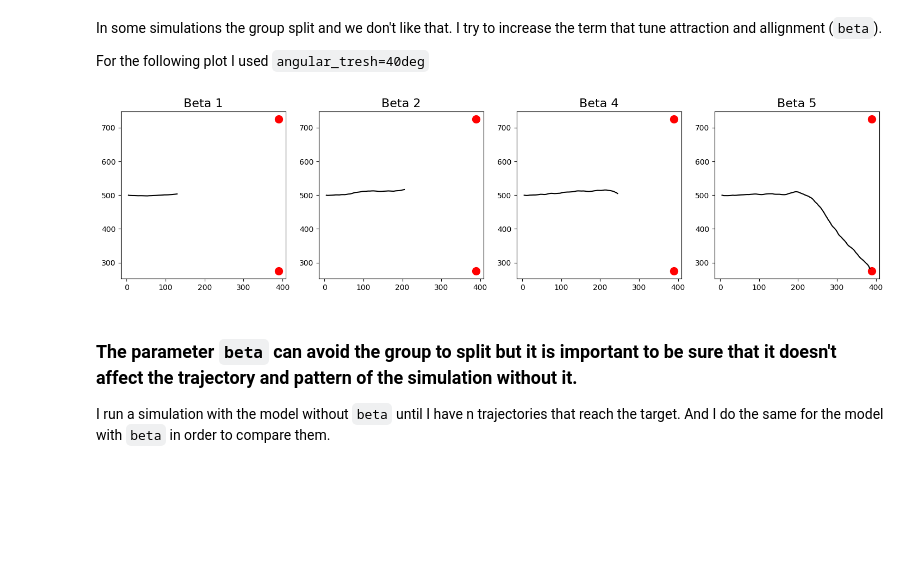
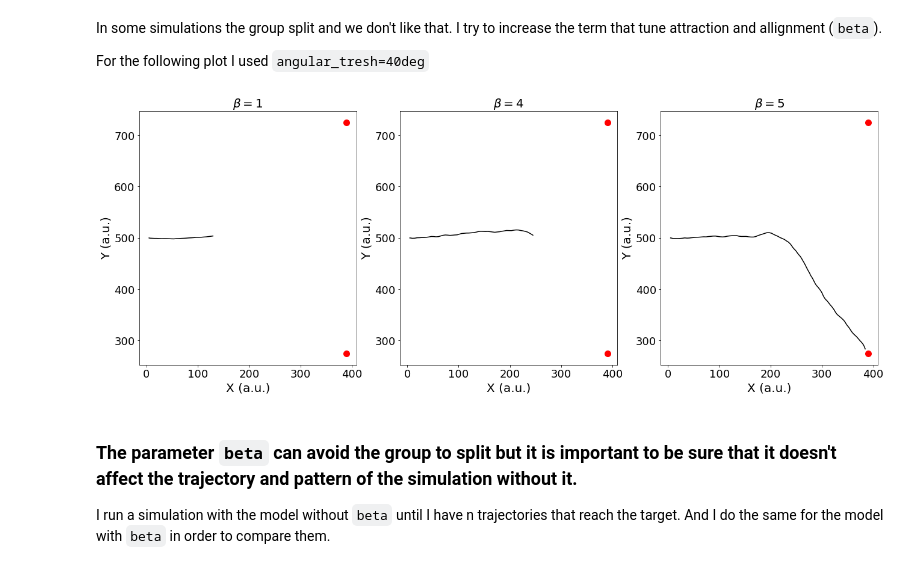
Before and after one commit to eleonoragatti44/Master-Thesis-Gatti, a Jupyter notebook: spatial_model/analysis/analysis.ipynb, the cells around one changed output. Drawn from its saved outputs; the diff is of its cells as text; code cells hidden in the pictures; blank space fills up the shorter version.

```diff
--- a/spatial_model/analysis/analysis.ipynb
+++ b/spatial_model/analysis/analysis.ipynb
@@ -306,58 +350,100 @@ In some simulations the group split and we don't like that. I try to increase th
 
 For the following plot I used `angular_tresh=40deg`
 # %%
-fig, (ax1, ax2, ax3, ax4) = plt.subplots(1, 4, figsize=(18,4))
+# fig, ((ax1, ax2), (ax3, ax4)) = plt.subplots(2, 2, figsize=(14,16))
+fig, (ax1, ax2, ax3) = plt.subplots(1, 3, figsize=(22,8))
 
 #-------------------------------- 1 BETA --------------------------------
 
 df_cen = pd.read_csv('../output/beta_check/centroid_40deg_1b_det.txt', sep='\t')
 df_tar = pd.read_csv('../output/beta_check/targets_40deg_1b_det.txt', sep='\t')
 
 for i in range(df_cen.replicate.max()+1):
     ax1.plot(df_cen.loc[df_cen.replicate==i,:].x, df_cen.loc[df_cen.replicate==i,:].y, c='black', alpha=1)
 
 ax1.scatter(df_tar.loc[df_tar.id==0,:].x, df_tar.loc[df_tar.id==0,:].y, c='r', s=100)
 ax1.scatter(df_tar.loc[df_tar.id==1,:].x, df_tar.loc[df_tar.id==1,:].y, c='r', s=100)
-ax1.set_title("Beta 1", fontsize=16)
+ax1.set_title(r"$\beta = 1$", fontsize=20)
 
-#-------------------------------- 2 BETA --------------------------------
+# set x and y labels
+ax1.set_xlabel('X (a.u.)', fontsize=20)
+ax1.set_ylabel('Y (a.u.)', fontsize=20)
 
-df_cen = pd.read_csv('../output/beta_check/centroid_40deg_2b_det.txt', sep='\t')
-df_tar = pd.read_csv('../output/beta_check/targets_40deg_2b_det.txt', sep='\t')
+# set ticks size
+ax1.tick_params(axis='both', which='major', labelsize=18)
 
-for i in range(df_cen.replicate.max()+1):
-    ax2.plot(df_cen.loc[df_cen.replicate==i,:].x, df_cen.loc[df_cen.replicate==i,:].y, c='black', alpha=1)
+# set same scale for both plots
+ax1.set_aspect('equal', 'box')
 
-ax2.scatter(df_tar.loc[df_tar.id==0,:].x, df_tar.loc[df_tar.id==0,:].y, c='r', s=100)
-ax2.scatter(df_tar.loc[df_tar.id==1,:].x, df_tar.loc[df_tar.id==1,:].y, c='r', s=100)
-ax2.set_title("Beta 2", fontsize=16)
+# #-------------------------------- 2 BETA --------------------------------
+
+# df_cen = pd.read_csv('../output/beta_check/centroid_40deg_2b_det.txt', sep='\t')
+# df_tar = pd.read_csv('../output/beta_check/targets_40deg_2b_det.txt', sep='\t')
+
+# for i in range(df_cen.replicate.max()+1):
+#     ax2.plot(df_cen.loc[df_cen.replicate==i,:].x, df_cen.loc[df_cen.replicate==i,:].y, c='black', alpha=1)
+
+# ax2.scatter(df_tar.loc[df_tar.id==0,:].x, df_tar.loc[df_tar.id==0,:].y, c='r', s=100)
+# ax2.scatter(df_tar.loc[df_tar.id==1,:].x, df_tar.loc[df_tar.id==1,:].y, c='r', s=100)
+# ax2.set_title(r"$\beta = 2$", fontsize=20)
+
+# # set x and y labels
+# ax2.set_xlabel('X (a.u.)', fontsize=20)
+# ax2.set_ylabel('Y (a.u.)', fontsize=20)
+
+# # set ticks size
+# ax2.tick_params(axis='both', which='major', labelsize=18)
+
+# # set same scale for both plots
+# ax2.set_aspect('equal', 'box')
 
 #-------------------------------- 4 BETA --------------------------------
 
 df_cen = pd.read_csv('../output/beta_check/centroid_40deg_4b_det.txt', sep='\t')
 df_tar = pd.read_csv('../output/beta_check/targets_40deg_4b_det.txt', sep='\t')
 
 for i in range(df_cen.replicate.max()+1):
-    ax3.plot(df_cen.loc[df_cen.replicate==i,:].x, df_cen.loc[df_cen.replicate==i,:].y, c='black', alpha=1)
+    ax2.plot(df_cen.loc[df_cen.replicate==i,:].x, df_cen.loc[df_cen.replicate==i,:].y, c='black', alpha=1)
 
-ax3.scatter(df_tar.loc[df_tar.id==0,:].x, df_tar.loc[df_tar.id==0,:].y, c='r', s=100)
-ax3.scatter(df_tar.loc[df_tar.id==1,:].x, df_tar.loc[df_tar.id==1,:].y, c='r', s=100)
-ax3.set_title("Beta 4", fontsize=16)
+ax2.scatter(df_tar.loc[df_tar.id==0,:].x, df_tar.loc[df_tar.id==0,:].y, c='r', s=100)
+ax2.scatter(df_tar.loc[df_tar.id==1,:].x, df_tar.loc[df_tar.id==1,:].y, c='r', s=100)
+ax2.set_title(r"$\beta = 4$", fontsize=20)
+
+# set x and y labels
+ax2.set_xlabel('X (a.u.)', fontsize=20)
+ax2.set_ylabel('Y (a.u.)', fontsize=20)
+
+# set ticks size
+ax2.tick_params(axis='both', which='major', labelsize=18)
+
+# set same scale for both plots
+ax2.set_aspect('equal', 'box')
 
 #-------------------------------- 5 BETA --------------------------------
 
 df_cen = pd.read_csv('../output/beta_check/centroid_40deg_5b_det.txt', sep='\t')
 df_tar = pd.read_csv('../output/beta_check/targets_40deg_5b_det.txt', sep='\t')
 
 for i in range(df_cen.replicate.max()+1):
-    ax4.plot(df_cen.loc[df_cen.replicate==i,:].x, df_cen.loc[df_cen.replicate==i,:].y, c='black', alpha=1)
+    ax3.plot(df_cen.loc[df_cen.replicate==i,:].x, df_cen.loc[df_cen.replicate==i,:].y, c='black', alpha=1)
 
-ax4.scatter(df_tar.loc[df_tar.id==0,:].x, df_tar.loc[df_tar.id==0,:].y, c='r', s=100)
-ax4.scatter(df_tar.loc[df_tar.id==1,:].x, df_tar.loc[df_tar.id==1,:].y, c='r', s=100)
-ax4.set_title("Beta 5", fontsize=16)
-plt.savefig('../img/beta.pdf', format='pdf', dpi=300)
+ax3.scatter(df_tar.loc[df_tar.id==0,:].x, df_tar.loc[df_tar.id==0,:].y, c='r', s=100)
+ax3.scatter(df_tar.loc[df_tar.id==1,:].x, df_tar.loc[df_tar.id==1,:].y, c='r', s=100)
+ax3.set_title(r"$\beta = 5$", fontsize=20)
+
+# set x and y labels
+ax3.set_xlabel('X (a.u.)', fontsize=20)
+ax3.set_ylabel('Y (a.u.)', fontsize=20)
+
+# set ticks size
+ax3.tick_params(axis='both', which='major', labelsize=18)
+
+# set same scale for both plots
+ax3.set_aspect('equal', 'box')
+
+plt.savefig('../img/beta.pdf', format='pdf', dpi=100, bbox_inches='tight')
 # %% [output]
-[figure, old version]
+[figure, new version]
 # %% [markdown]
 ### The parameter `beta` can avoid the group to split but it is important to be sure that it doesn't affect the trajectory and pattern of the simulation without it.
 I run a simulation with the model without `beta` until I have n trajectories that reach the target. And I do the same for the model with `beta` in order to compare them.
```
Also changed, not shown: parts of 4 cells of this notebook, 14 other files.
